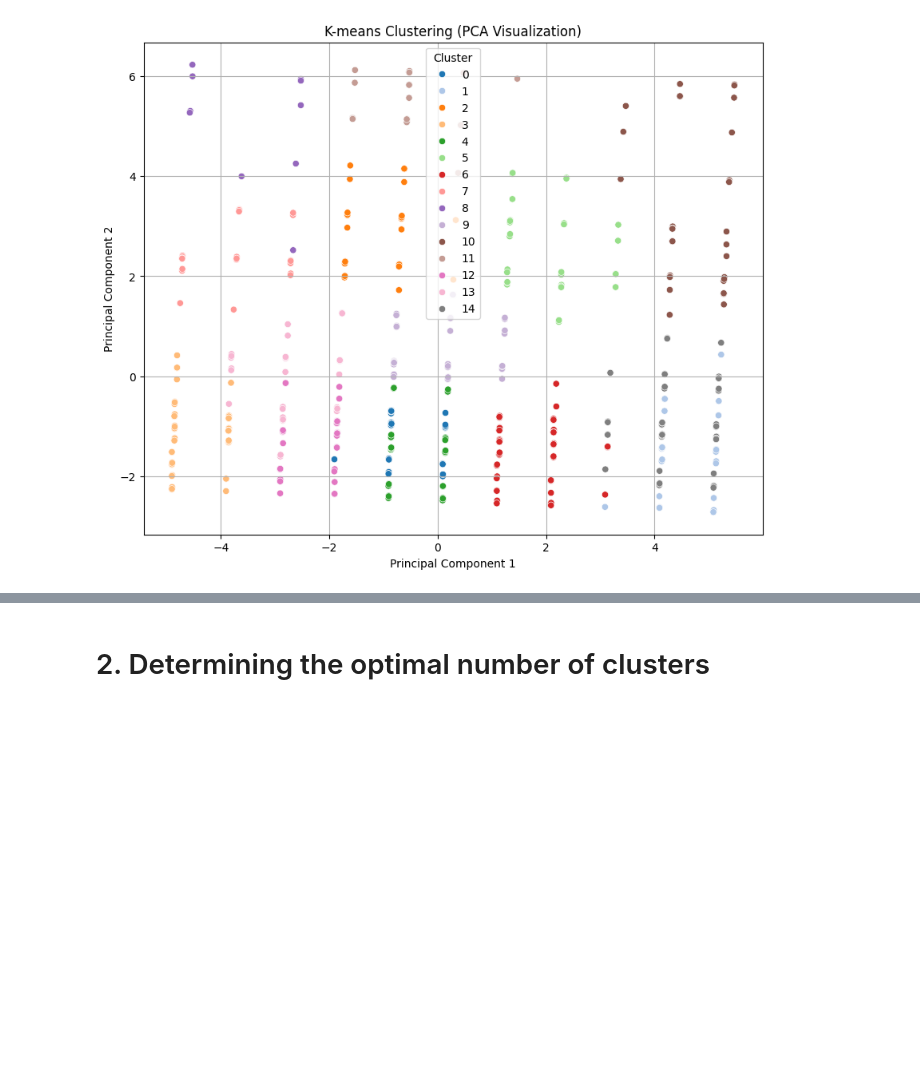
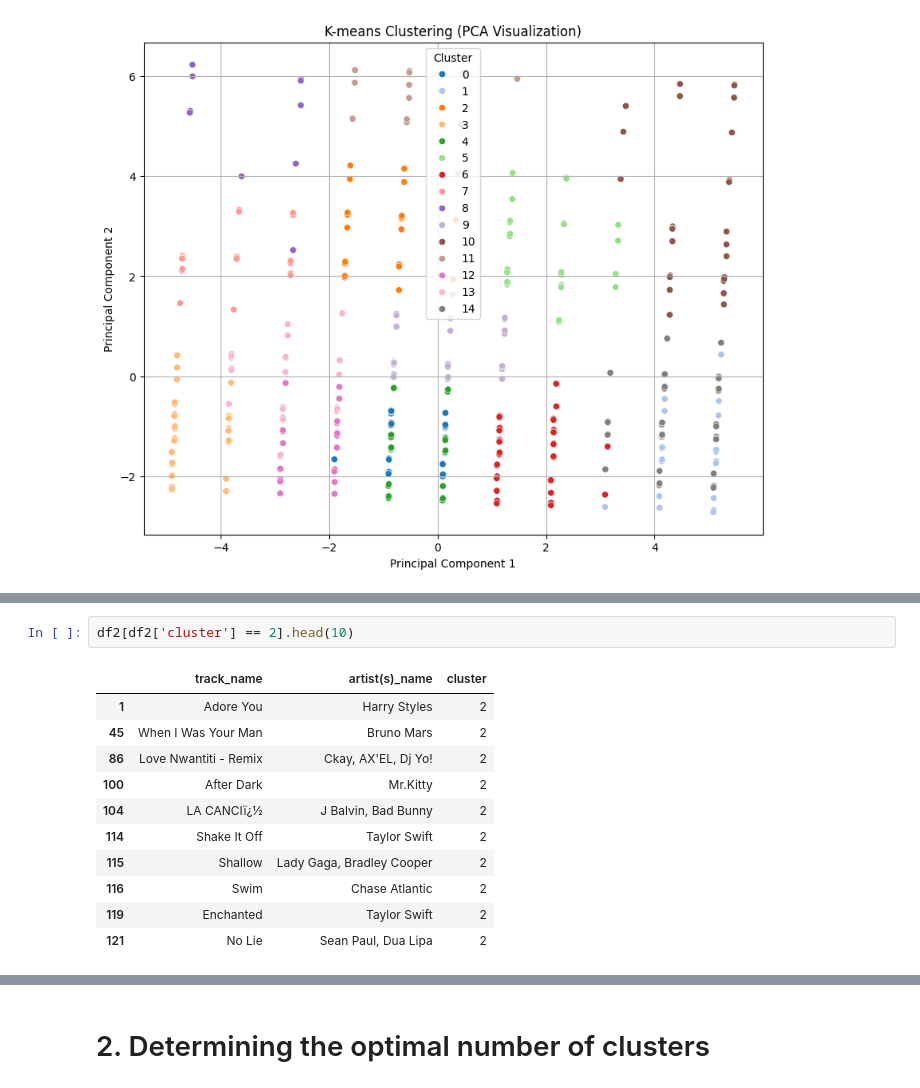
Before and after one commit to nataliachoszczyk/spotify-songs-clustering, a Jupyter notebook: FE_modelling_KM2/FE.ipynb, the cells around one changed output, grey strips where cells are left out. Saved outputs shown, nothing was run; the diff lists cells and outputs as text; blank space fills up the shorter version.

```diff
--- a/FE_modelling_KM2/FE.ipynb
+++ b/FE_modelling_KM2/FE.ipynb
@@ -604,0 +595,14 @@ df2[df2['cluster'] == 7].head(10)
+# %%
+df2[df2['cluster'] == 2].head(10)
+# %% [output]
+|  | track_name | artist(s)_name | cluster |
+| 1 | Adore You | Harry Styles | 2 |
+| 45 | When I Was Your Man | Bruno Mars | 2 |
+| 86 | Love Nwantiti - Remix | Ckay, AX'EL, Dj Yo! | 2 |
+| 100 | After Dark | Mr.Kitty | 2 |
+| 104 | LA CANCIï¿½ | J Balvin, Bad Bunny | 2 |
+| 114 | Shake It Off | Taylor Swift | 2 |
+| 115 | Shallow | Lady Gaga, Bradley Cooper | 2 |
+| 116 | Swim | Chase Atlantic | 2 |
+| 119 | Enchanted | Taylor Swift | 2 |
+| 121 | No Lie | Sean Paul, Dua Lipa | 2 |
```
Also changed, not shown: parts of 11 cells of this notebook.
